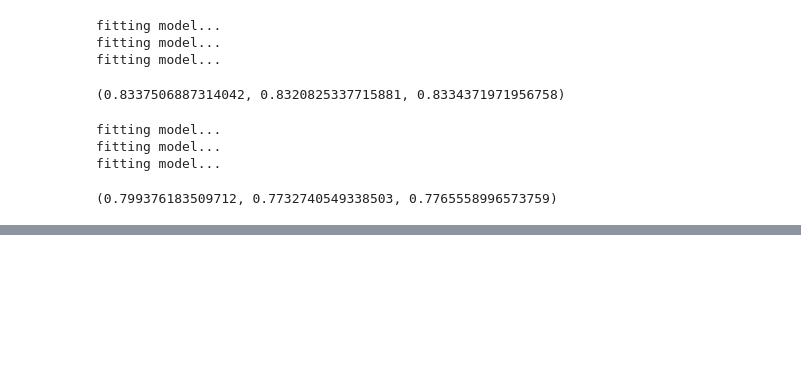
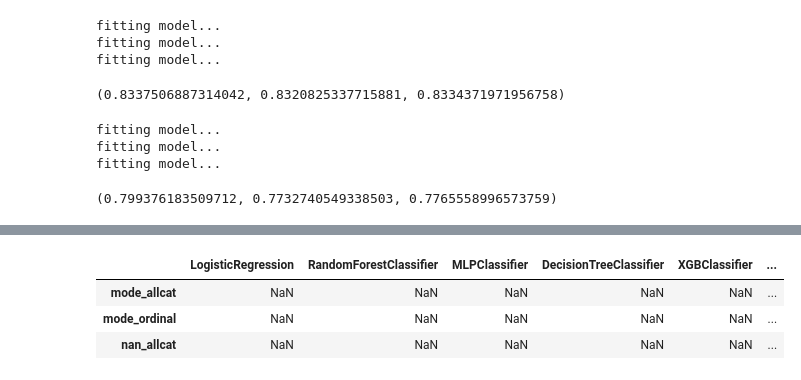
Before and after one commit to hyeniii/MSiA420-in_vehicle_coupon_recommendation, a Jupyter notebook: modeling_pipeline.ipynb, the cells around one changed output, grey strips where cells are left out. Saved outputs shown, nothing was run; the diff lists cells and outputs as text; code cells hidden in the pictures; blank space fills up the shorter version.

```diff
--- a/modeling_pipeline.ipynb
+++ b/modeling_pipeline.ipynb
@@ -168,0 +205,9 @@ results
+# %%
+fit_time = pd.DataFrame(columns=['LogisticRegression','RandomForestClassifier','MLPClassifier','DecisionTreeClassifier','XGBClassifier','CatBoostClassifier'],
+                  index=['mode_allcat','mode_ordinal','nan_allcat'])
+fit_time
+# %% [output]
+|  | LogisticRegression | RandomForestClassifier | MLPClassifier | DecisionTreeClassifier | XGBClassifier | ... |
+| mode_allcat | NaN | NaN | NaN | NaN | NaN | ... |
+| mode_ordinal | NaN | NaN | NaN | NaN | NaN | ... |
+| nan_allcat | NaN | NaN | NaN | NaN | NaN | ... |
```
Also changed, not shown: parts of 18 cells of this notebook, 10 other files.
